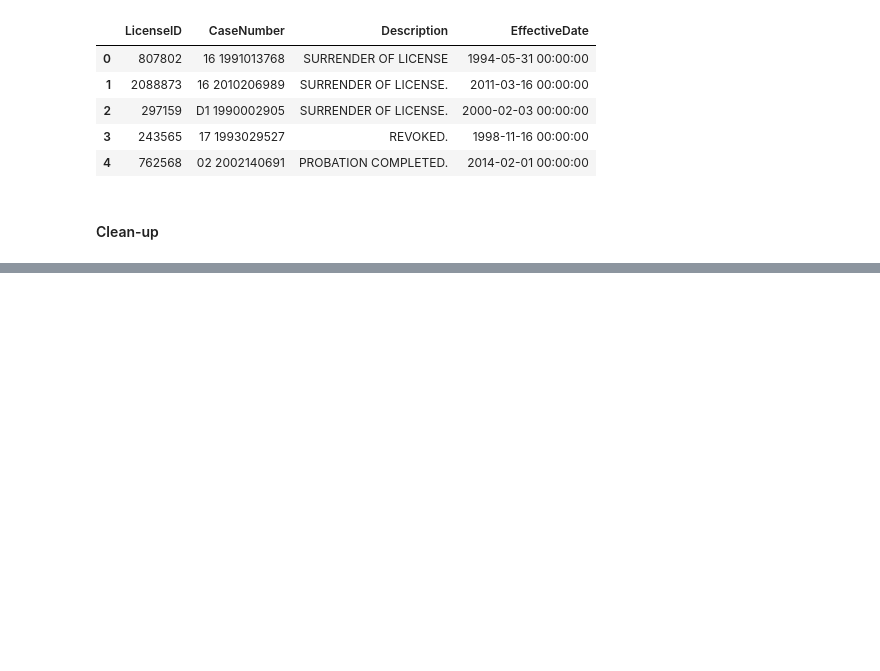
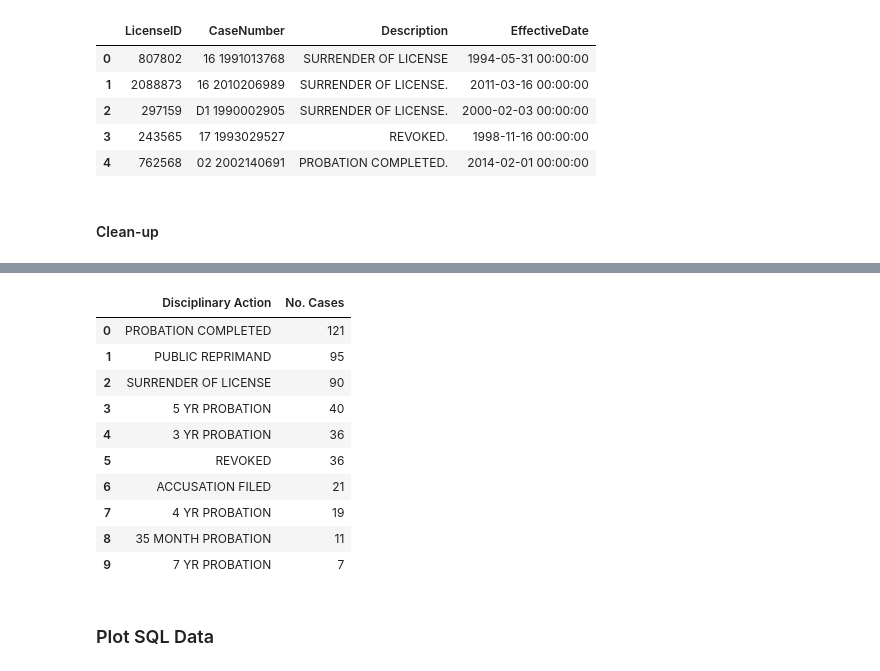
Before and after one commit to lleiva25/California-Medical-Board-2022, a Jupyter notebook: CA Medical Board.ipynb, the cells around one changed output, grey strips where cells are left out. Cells and saved outputs as stored; diff of their text form; code cells hidden in the pictures; blank space fills up the shorter version.

```diff
--- a/CA Medical Board.ipynb
+++ b/CA Medical Board.ipynb
@@ -45,7 +35,7 @@ memory usage: 39.4+ KB
 import sqlite3
 
 # Path to your SQLite database
-db_file = '/Users/leslieleiva/Documents/GitHub/California-Medical-Board/Resources/MBC_Physician_Surgeon_Database.db'
+db_file = '/Users/leslieleiva/Documents/GitHub/California-Medical-Board-2022/Resources/MBC_Physician_Surgeon_Database.db'
 
 # Connect to the SQLite database
 conn = sqlite3.connect(db_file)
@@ -447,0 +456,26 @@ DisciplinaryAction_df_group
+# %%
+#DisciplinaryAction_df_2022
+DisciplinaryAction_df_group = DisciplinaryAction_df_2022.groupby(['Disciplinary Action']).count().sort_values('Date',ascending = False).head(10)
+
+del DisciplinaryAction_df_group['Month']
+
+DisciplinaryAction_df_group  = DisciplinaryAction_df_group.rename(columns={
+    "Date":'No. Cases'
+})
+DisciplinaryAction_df_group = DisciplinaryAction_df_group.reset_index()
+
+DisciplinaryAction_df_group
+# %% [output]
+|  | Disciplinary Action | No. Cases |
+| 0 | PROBATION COMPLETED | 121 |
+| 1 | PUBLIC REPRIMAND | 95 |
+| 2 | SURRENDER OF LICENSE | 90 |
+| 3 | 5 YR PROBATION | 40 |
+| 4 | 3 YR PROBATION | 36 |
+| 5 | REVOKED | 36 |
+| 6 | ACCUSATION FILED | 21 |
+| 7 | 4 YR PROBATION | 19 |
+| 8 | 35 MONTH PROBATION | 11 |
+| 9 | 7 YR PROBATION | 7 |
+# %% [markdown]
+<h3>Plot SQL Data</h3>
```
Also changed, not shown: parts of 11 cells of this notebook, 3 other files.
